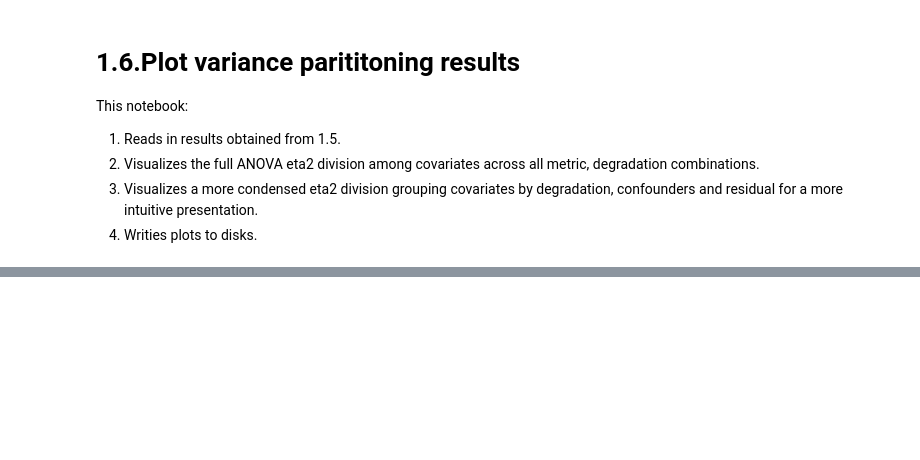
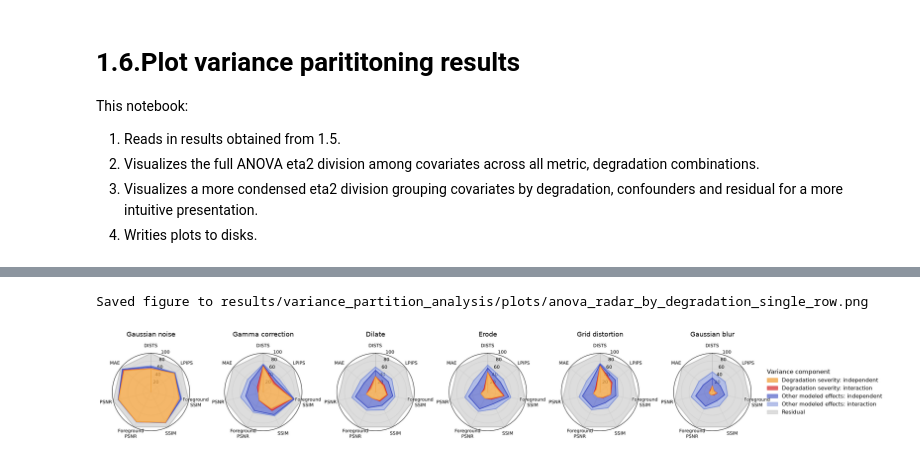
Before and after one commit to WayScience/virtual_staining_metric_analysis, a Jupyter notebook: 1.image_degradation_simulation/1.6.visualize_variance_parition.ipynb, the cells around one changed output, grey strips where cells are left out. Cells and saved outputs as stored; diff of their text form; code cells hidden in the pictures; blank space fills up the shorter version.

```diff
--- a/1.image_degradation_simulation/1.6.visualize_variance_parition.ipynb
+++ b/1.image_degradation_simulation/1.6.visualize_variance_parition.ipynb
@@ -214,0 +285,15 @@ Saved figure to results/variance_partition_analysis/plots/anova_radar.png
+# %%
+_ = plot_anova_radar_by_degradation(
+    variance_partition_df,
+    component_specs=RADAR_COMPONENTS,
+    metric_order=METRIC_ORDER,
+    metric_labels=RADAR_METRIC_LABELS,
+    transform_order=TRANSFORM_ORDER,
+    transform_labels=TRANSFORM_LABELS,
+    layout="single_row",
+    output_path=plot_dir / "anova_radar_by_degradation_single_row.png",
+    show=True,
+)
+# %% [output]
+Saved figure to results/variance_partition_analysis/plots/anova_radar_by_degradation_single_row.png
+[figure, added]
```
Also changed, not shown: parts of 7 cells of this notebook, 9 other files.
